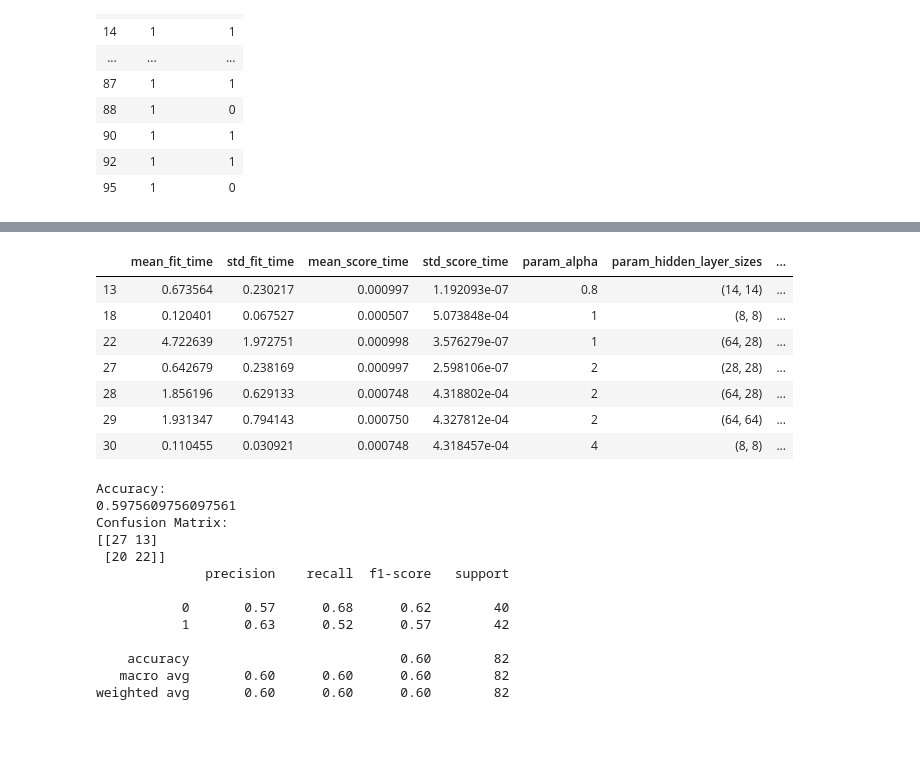
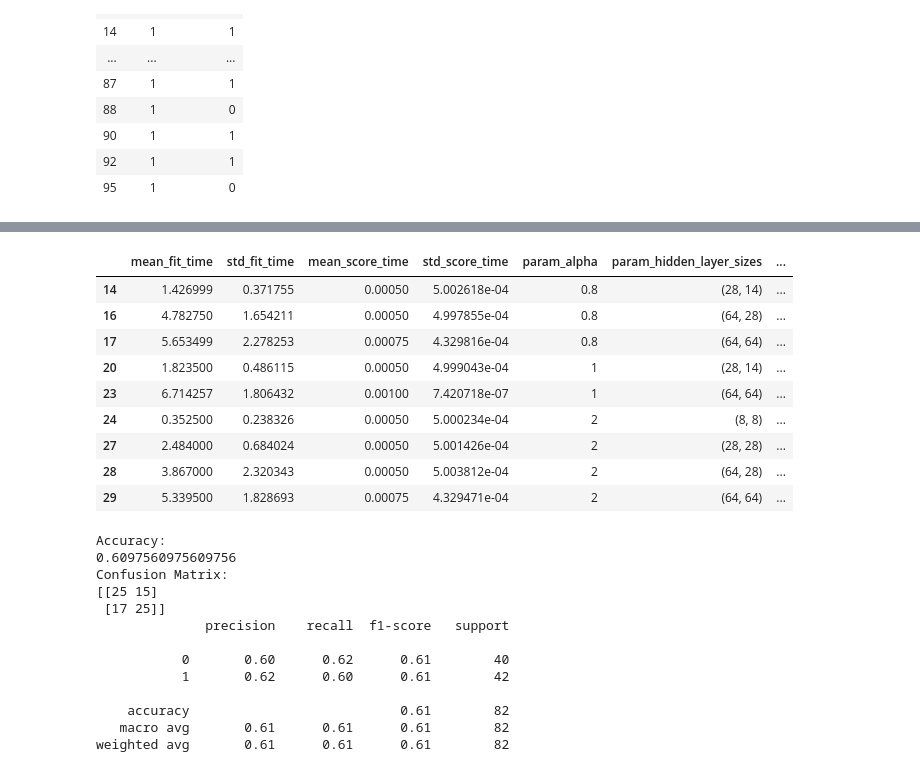
Before and after one commit to aniket-9/COGS-118B, a Jupyter notebook: Neural Networks Sample.ipynb, the cells around one changed output, grey strips where cells are left out. Saved outputs shown, nothing was run; the diff lists cells and outputs as text; code cells hidden in the pictures; blank space fills up the shorter version.

```diff
--- a/Neural Networks Sample.ipynb
+++ b/Neural Networks Sample.ipynb
@@ -108,7 +108,7 @@ df_test_over = pd.concat([df_class_0, df_class_1_over], axis=0)
 #df
 # %%
 y = df['class']
-x = df.drop(['class','time','month','lat','lon','lst_night','day'], axis=1)
+x = df.drop(['class','time','lst_night','day'], axis=1)
 x['area'] = x['area'].apply(lambda x: x/1000000)
 # %%
 x
@@ -253,22 +271,24 @@ train_x = scaler.transform(train_x)
 test_x = scaler.transform(test_x)
 # %%
 parameters = {
-    'alpha':[0.01,0.1,0.8,1,2,4],
+    'alpha':[0.01,0.1,0.8,1,2],
     'hidden_layer_sizes':[(8,8),(14,14),(28,14),(28,28),(64,28),(64,64)]
 }
 results = check_params(parameters)
 results
 # %% [output]
 |  | mean_fit_time | std_fit_time | mean_score_time | std_score_time | param_alpha | param_hidden_layer_sizes | ... |
-| 13 | 0.673564 | 0.230217 | 0.000997 | 1.192093e-07 | 0.8 | (14, 14) | ... |
-| 18 | 0.120401 | 0.067527 | 0.000507 | 5.073848e-04 | 1 | (8, 8) | ... |
-| 22 | 4.722639 | 1.972751 | 0.000998 | 3.576279e-07 | 1 | (64, 28) | ... |
-| 27 | 0.642679 | 0.238169 | 0.000997 | 2.598106e-07 | 2 | (28, 28) | ... |
-| 28 | 1.856196 | 0.629133 | 0.000748 | 4.318802e-04 | 2 | (64, 28) | ... |
-| 29 | 1.931347 | 0.794143 | 0.000750 | 4.327812e-04 | 2 | (64, 64) | ... |
-| 30 | 0.110455 | 0.030921 | 0.000748 | 4.318457e-04 | 4 | (8, 8) | ... |
+| 14 | 1.426999 | 0.371755 | 0.00050 | 5.002618e-04 | 0.8 | (28, 14) | ... |
+| 16 | 4.782750 | 1.654211 | 0.00050 | 4.997855e-04 | 0.8 | (64, 28) | ... |
+| 17 | 5.653499 | 2.278253 | 0.00075 | 4.329816e-04 | 0.8 | (64, 64) | ... |
+| 20 | 1.823500 | 0.486115 | 0.00050 | 4.999043e-04 | 1 | (28, 14) | ... |
+| 23 | 6.714257 | 1.806432 | 0.00100 | 7.420718e-07 | 1 | (64, 64) | ... |
+| 24 | 0.352500 | 0.238326 | 0.00050 | 5.000234e-04 | 2 | (8, 8) | ... |
+| 27 | 2.484000 | 0.684024 | 0.00050 | 5.001426e-04 | 2 | (28, 28) | ... |
+| 28 | 3.867000 | 2.320343 | 0.00050 | 5.003812e-04 | 2 | (64, 28) | ... |
+| 29 | 5.339500 | 1.828693 | 0.00075 | 4.329471e-04 | 2 | (64, 64) | ... |
 # %%
-mlp = MLPClassifier(solver='lbfgs', max_iter = 10000, alpha=2, hidden_layer_sizes = (64, 64))
+mlp = MLPClassifier(solver='lbfgs', max_iter = 10000, alpha=0.8, hidden_layer_sizes = (28, 14))
 #clf = GridSearchCV(mlp, parameters, cv = 2)
 mlp.fit(train_x, train_y)
 
@@ -281,15 +301,15 @@ print(conf_mat)
 print(classification_report(test_y,test_preds))
 # %% [output]
 Accuracy:
-0.5975609756097561
+0.6097560975609756
 Confusion Matrix:
-[[27 13]
- [20 22]]
+[[25 15]
+ [17 25]]
               precision    recall  f1-score   support
 
-           0       0.57      0.68      0.62        40
-           1       0.63      0.52      0.57        42
+           0       0.60      0.62      0.61        40
+           1       0.62      0.60      0.61        42
 
-    accuracy                           0.60        82
-   macro avg       0.60      0.60      0.60        82
-weighted avg       0.60      0.60      0.60        82
+    accuracy                           0.61        82
+   macro avg       0.61      0.61      0.61        82
+weighted avg       0.61      0.61      0.61        82
```
Also changed, not shown: parts of 10 cells of this notebook.
